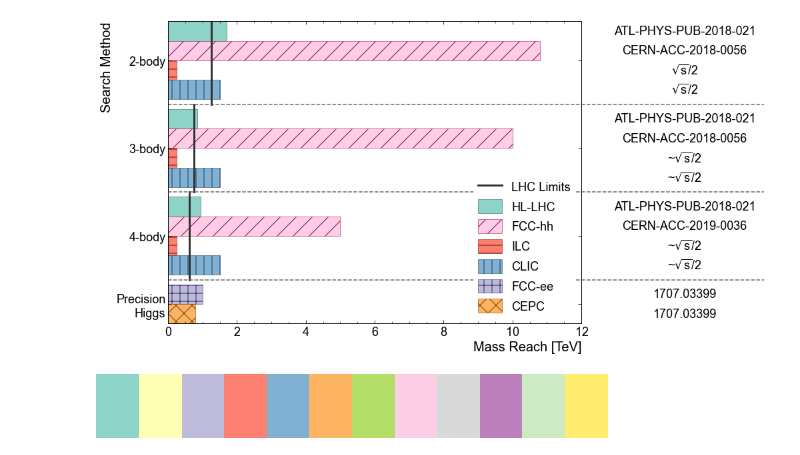
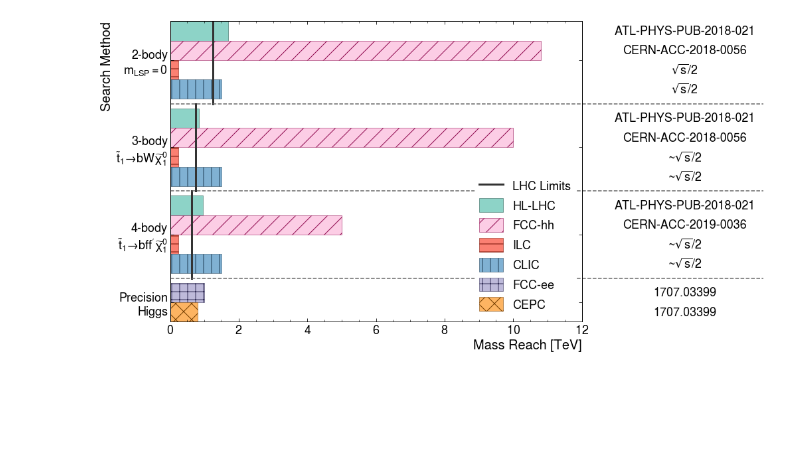
Before and after one commit to riley-x/snowmass-ef08-plots, a Jupyter notebook: plot.ipynb, the cells around one changed output. Cells and saved outputs as stored; diff of their text form; code cells hidden in the pictures; blank space fills up the shorter version.

Commit message:
add annotation documentation

```diff
--- a/plot.ipynb
+++ b/plot.ipynb
@@ -52,4 +72,12 @@ current_limits = {
 # %%
+################################################################
+###                           PLOT                           ###
+###                                                          ###
+### You hopefully don't need to edit this block, but further ###
+### customization can be hardcoded here.                     ###
+###                                                          ###
+################################################################
+
 fig, ax = plt.subplots()
 
 bar_height = 1
@@ -75,6 +103,8 @@ y = 0
 for i,(group,colliders) in enumerate(vals.items()):
     y_group_start = y
     for collider,limits in colliders.items():
+        if collider in ['annotation', 'current limits']:
+            continue
         widths.append(limits[0])
         references.append(limits[1])
         ys.append(y)
@@ -82,10 +112,12 @@ for i,(group,colliders) in enumerate(vals.items()):
             opts.setdefault(opt, []).append(opt_val)
         legend_indexes.setdefault(collider, len(ys) - 1)
         y += bar_height
+    if annotation := colliders.get('annotation'):
+        group += '\n' + annotation
     labels.append(group)
     label_ys.append((y + y_group_start) / 2)
     dividers.append(y + group_pad / 2)
-    if lim := current_limits.get(group):
+    if lim := colliders.get('current limits'):
         curr_lims.append((lim, 0 if len(dividers) < 2 else dividers[-2], y if i == len(vals) - 1 else dividers[-1]))
     y += group_pad
 dividers = dividers[:-1] # don't draw a divider after the last group
@@ -104,38 +136,35 @@ bars = ax.barh(ys, widths, height=bar_height, align='edge', **opts)
 ax.set_yticks(label_ys, labels)
 ax.tick_params(axis='y', which='minor', left=False, right=False)
 ax.set_ylim(0, ys[-1] + bar_height)
 ax.invert_yaxis()
 atlas_mpl_style.set_xlabel("Mass Reach [TeV]")
 atlas_mpl_style.set_ylabel("Search Method")
 
 # Plot current limits
 for x,y0,y1 in curr_lims:
     lim_line = ax.plot([x, x], [y0, y1], linestyle='-', linewidth=3, color='#333333')
 
 # Plot references and get x extent
 x0,x1 = ax.get_xlim()
 max_text_x = 0 # in axes coordinates
 for y,ref in zip(ys, references):
     t = ax.text(x1 + 3, y + bar_height/2, ref, va='center', ha='center')
     bb = t.get_window_extent(renderer=fig.canvas.get_renderer()).transformed(ax.transAxes.inverted())
     max_text_x = max(max_text_x, bb.x1)
     # https://stackoverflow.com/questions/24581194/matplotlib-text-bounding-box-dimensions
 
 # Plot dividers
 data_to_fig = ax.transAxes.inverted()
 for y in dividers:
     ax.axhline(y, xmax=max_text_x + 0.02, linestyle='--', color='#666666', clip_on=False)
 
 # Plot legend
 legend_patches = [lim_line[0]]
 legend_labels = ['LHC Limits']
-for k,_ in styles.items():
-    legend_patches.append(bars.patches[legend_indexes[k]])
-    legend_labels.append(k)
+for collider,_ in styles.items():
+    if index := legend_indexes.get(collider):
+        legend_patches.append(bars.patches[index])
+        legend_labels.append(collider)
 legend = ax.legend(legend_patches, legend_labels, framealpha=1, edgecolor='white', handleheight=1.4)
 # %% [output]
-[figure, old version]
+[figure, new version]
-# %%
-cmap
-# %% [output]
-[figure, removed]
```
Also changed, not shown: parts of 1 cell of this notebook.
